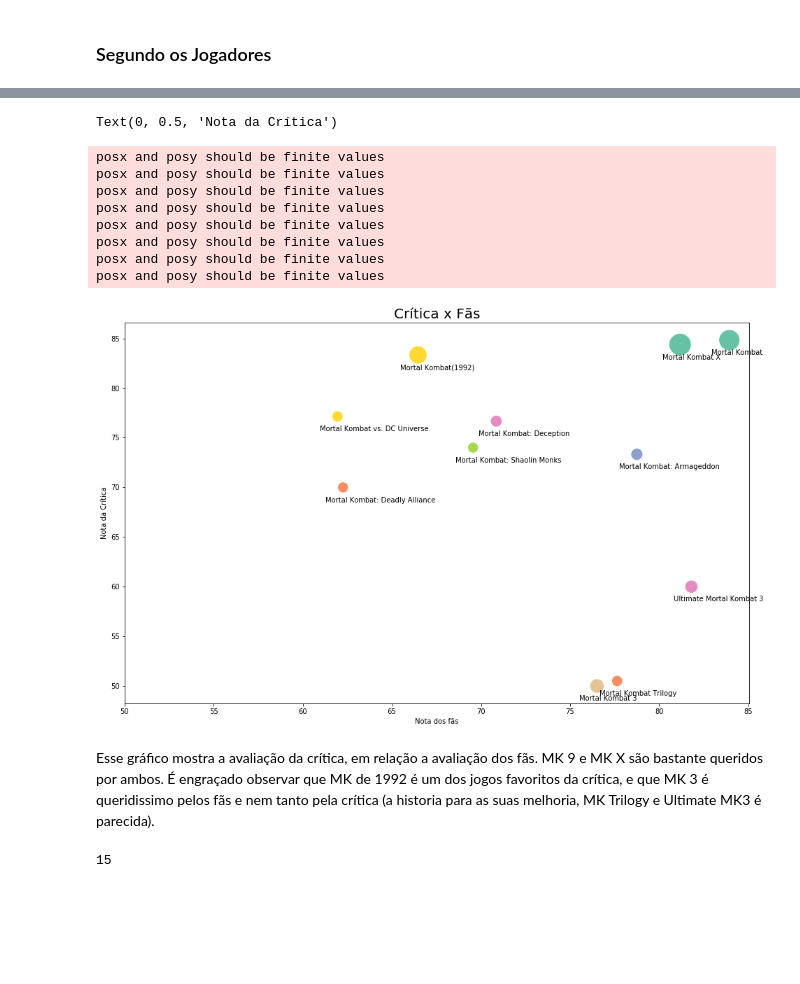
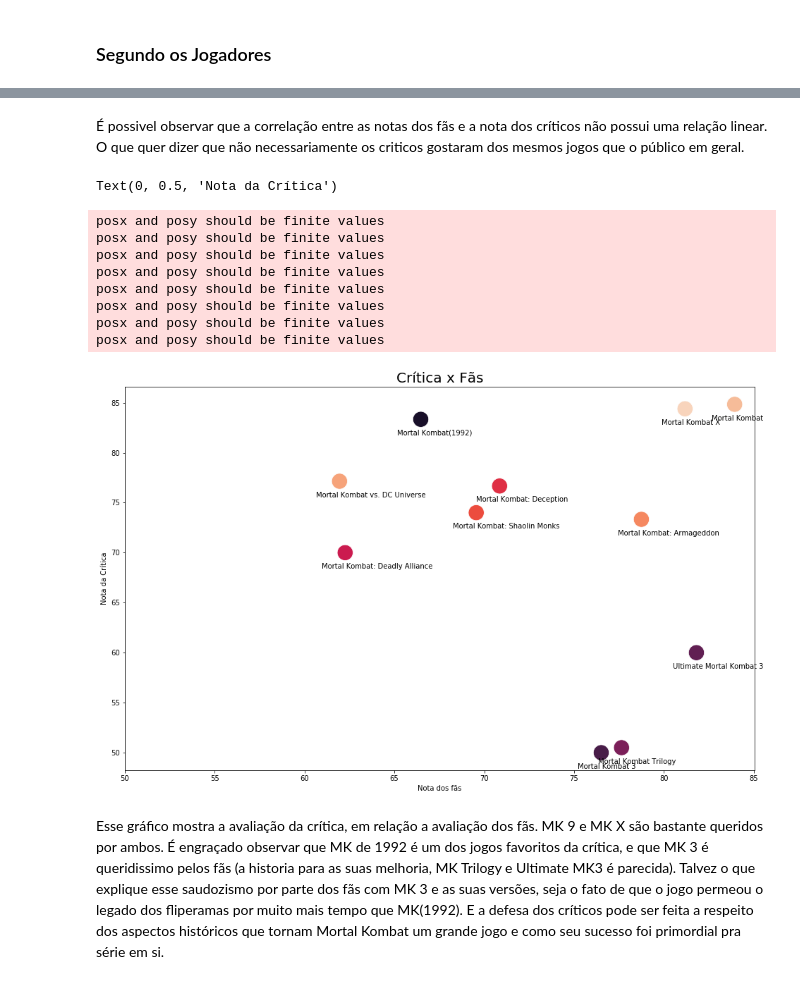
Before and after one commit to lorransr/mk_analysis, a Jupyter notebook: MK_analysis.ipynb, the cells around one changed output, grey strips where cells are left out. Saved outputs shown, nothing was run; the diff lists cells and outputs as text; code cells hidden in the pictures; blank space fills up the shorter version.

```diff
--- a/MK_analysis.ipynb
+++ b/MK_analysis.ipynb
@@ -239,3 +246,9 @@ df.drop(choose_columns,inplace=True, axis=1)
 # %%
 #Dropando a colunas que não serão utilizadas
 df.drop(["hypes","category","id"], axis = 1, inplace = True)
+# %%
+df["release"] = pd.to_datetime(df.release)
+df["release_year"]=df.release.dt.year
+
+df.sort_values("release_year",inplace=True)
+df[["name","release_year"]]
@@ -290,0 +336,9 @@ Os gráficos são diferentes. Parece que existe um concenso cláro que MK 9 (ou
+# %%
+#Create Correlation df
+corr = df[["rating","agg_rating"]].corr()
+#Plot figsize
+fig, ax = plt.subplots(figsize=(5, 5))
+#Generate Color Map
+colormap = sns.diverging_palette(220, 10, as_cmap=True)
+#Generate Heat Map, allow annotations and place floats in map
+sns.heatmap(corr, cmap=colormap, annot = True,vmin=-1, vmax=1);
@@ -291,42 +347,38 @@ Os gráficos são diferentes. Parece que existe um concenso cláro que MK 9 (ou
+# %% [markdown]
+É possivel observar que a correlação entre as notas dos fãs e a nota dos críticos não possui uma relação linear. O que quer dizer que não necessariamente os criticos gostaram dos mesmos jogos que o público em geral.
 # %%
 %matplotlib inline
 
 plt.figure(figsize=(16,10))
 g = sns.scatterplot(x ="rating",
                     y = "agg_rating",
                     data = df,
-                    hue="name",
-                    size="total_rating_count",
-                    palette = "Set2",
-                    sizes=(100, 1000));
+                    s = 500,
+                    palette = "rocket",
+                    hue="name");
 
 def label_point(x, y, val, ax):
     a = pd.concat({'x': x, 'y': y, 'val': val}, axis=1)
     for i, point in a.iterrows():
-        ax.text(point['x']-1, point['y']-1.5, str(point['val']))
+        ax.text(point['x']-1.3, point['y']-1.6, str(point['val']))
 
 label_point(df.rating, df.agg_rating, df.name, plt.gca());
 
 g.get_legend().remove();
 g.set_title("Crítica x Fãs",fontsize=20)
 g.set_xlim(left = 50)
 g.set_xlabel("Nota dos fãs")
 g.set_ylabel("Nota da Crítica")
 # %% [output]
 Text(0, 0.5, 'Nota da Crítica')
 posx and posy should be finite values
 posx and posy should be finite values
 posx and posy should be finite values
 posx and posy should be finite values
 posx and posy should be finite values
 posx and posy should be finite values
 posx and posy should be finite values
 posx and posy should be finite values
-[figure, old version]
+[figure, new version]
 # %% [markdown]
-Esse gráfico mostra a avaliação da crítica, em relação a avaliação dos fãs. MK 9 e MK X são bastante queridos por ambos. É engraçado observar que MK de 1992 é um dos jogos favoritos da crítica, e que MK 3 é queridissimo pelos fãs e nem tanto pela crítica (a historia para as suas melhoria, MK Trilogy e Ultimate MK3 é parecida).
+Esse gráfico mostra a avaliação da crítica, em relação a avaliação dos fãs. MK 9 e MK X são bastante queridos por ambos. É engraçado observar que MK de 1992 é um dos jogos favoritos da crítica, e que MK 3 é queridissimo pelos fãs (a historia para as suas melhoria, MK Trilogy e Ultimate MK3 é parecida). Talvez o que explique esse saudozismo por parte dos fãs com MK 3 e as suas versões, seja o fato de que o jogo permeou o legado dos fliperamas por muito mais tempo que MK(1992). E a defesa dos críticos pode ser feita a respeito dos aspectos históricos que tornam Mortal Kombat um grande jogo e como seu sucesso foi primordial pra série em si.
-# %%
-for i in
-df.platforms.values
-# %% [output]
-15
```
Also changed, not shown: parts of 11 cells of this notebook.
